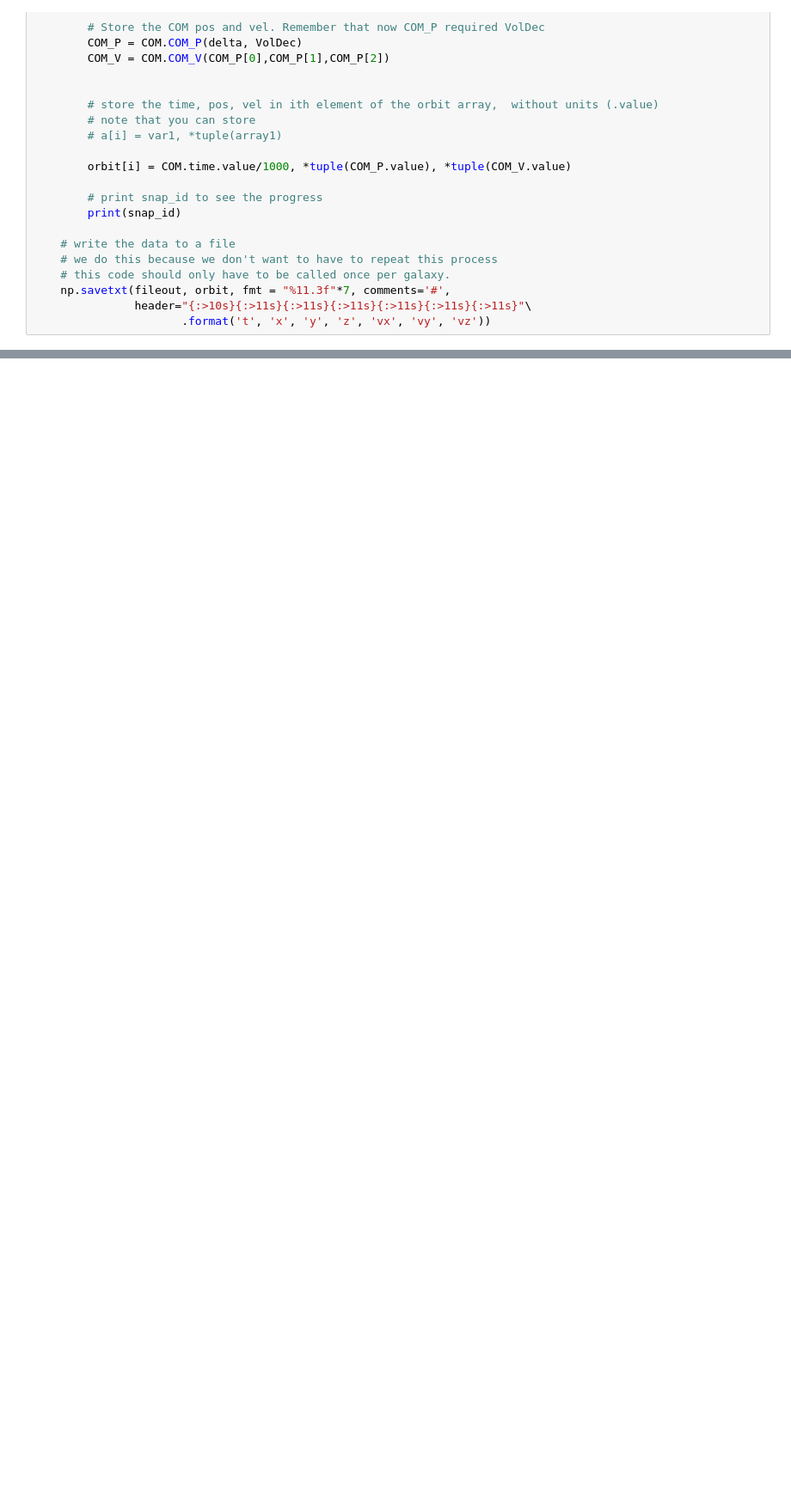
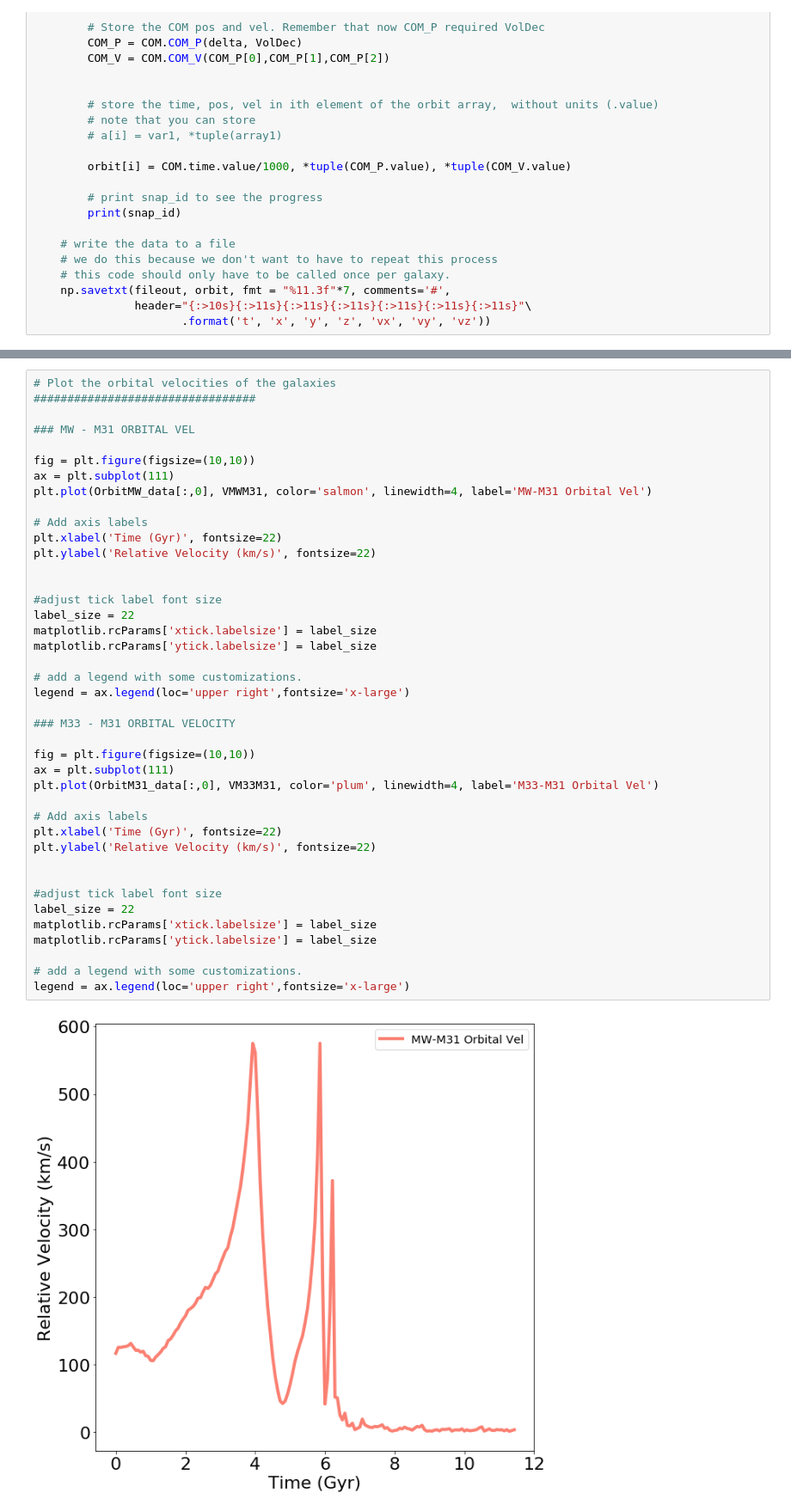
Before and after one commit to Ximena89/400B_STEPHENSON, a Jupyter notebook: Homeworks/Homework6/OrbitCOM.ipynb, the cells around one changed output, grey strips where cells are left out. Shown: that part at 86% size. Drawn from its saved outputs; the diff is of its cells as text; blank space fills up the shorter version.

```diff
--- a/Homeworks/Homework6/OrbitCOM.ipynb
+++ b/Homeworks/Homework6/OrbitCOM.ipynb
@@ -207,0 +179,43 @@ NameError: name 'M31_data' is not defined
+# %%
+# Plot the orbital velocities of the galaxies
+#################################
+
+### MW - M31 ORBITAL VEL
+
+fig = plt.figure(figsize=(10,10))
+ax = plt.subplot(111)
+plt.plot(OrbitMW_data[:,0], VMWM31, color='salmon', linewidth=4, label='MW-M31 Orbital Vel')
+
+# Add axis labels
+plt.xlabel('Time (Gyr)', fontsize=22)
+plt.ylabel('Relative Velocity (km/s)', fontsize=22)
+
+
+#adjust tick label font size
+label_size = 22
+matplotlib.rcParams['xtick.labelsize'] = label_size
+matplotlib.rcParams['ytick.labelsize'] = label_size
+
+# add a legend with some customizations.
+legend = ax.legend(loc='upper right',fontsize='x-large')
+
+### M33 - M31 ORBITAL VELOCITY
+
+fig = plt.figure(figsize=(10,10))
+ax = plt.subplot(111)
+plt.plot(OrbitM31_data[:,0], VM33M31, color='plum', linewidth=4, label='M33-M31 Orbital Vel')
+
+# Add axis labels
+plt.xlabel('Time (Gyr)', fontsize=22)
+plt.ylabel('Relative Velocity (km/s)', fontsize=22)
+
+
+#adjust tick label font size
+label_size = 22
+matplotlib.rcParams['xtick.labelsize'] = label_size
+matplotlib.rcParams['ytick.labelsize'] = label_size
+
+# add a legend with some customizations.
+legend = ax.legend(loc='upper right',fontsize='x-large')
+# %% [output]
+[figure, added]
```
Also changed, not shown: parts of 9 cells of this notebook.
